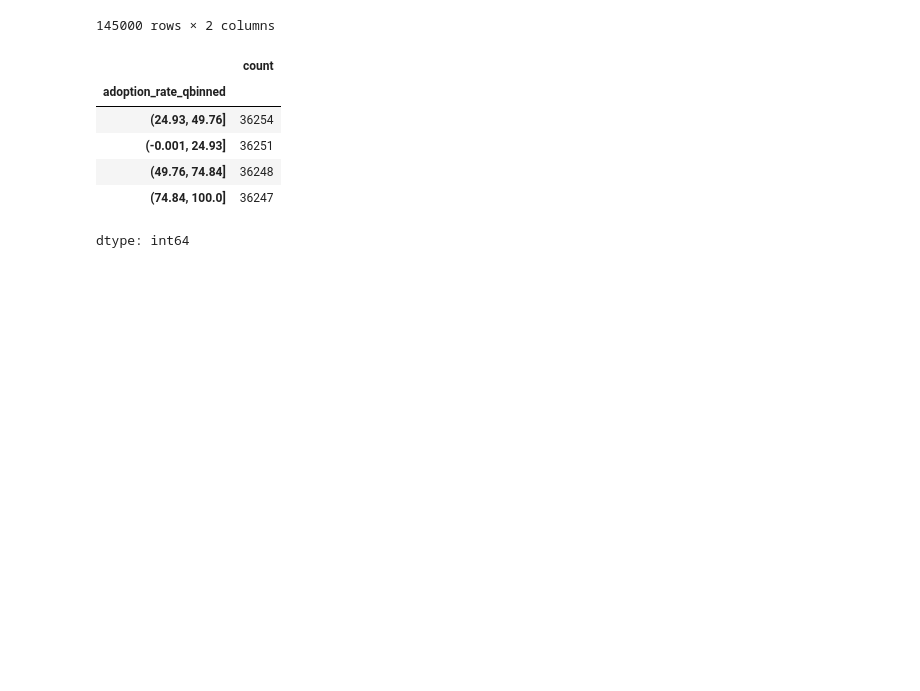
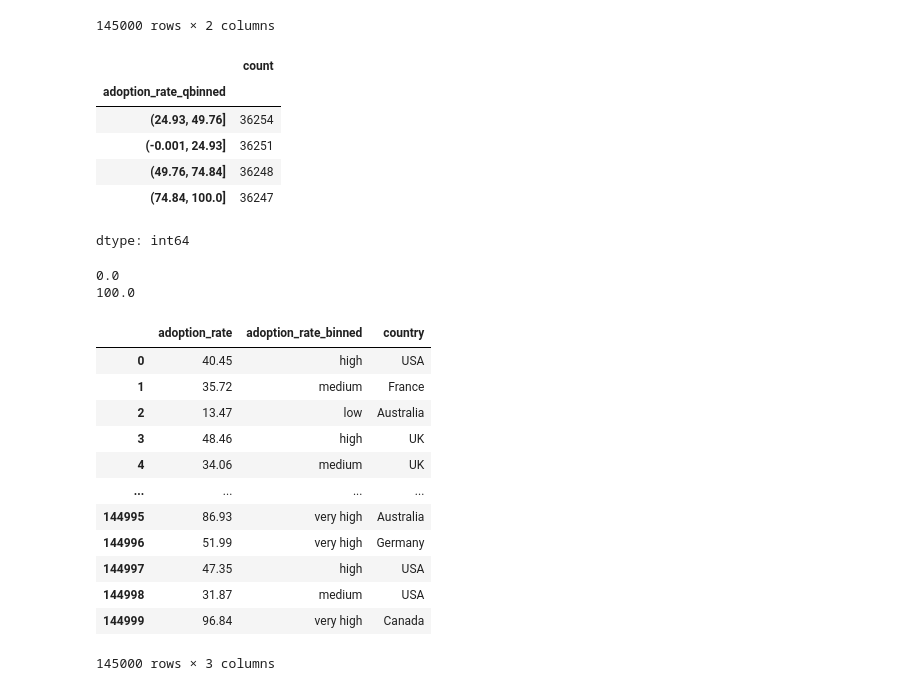
Before and after one commit to raheelam98/DataAnalysis, a Jupyter notebook: EDA/EDA_Sessions_RM/EDA_Session_01_RM.ipynb, the cells around one changed output. Cells and saved outputs as stored; diff of their text form; code cells hidden in the pictures; blank space fills up the shorter version.

```diff
--- a/EDA/EDA_Sessions_RM/EDA_Session_01_RM.ipynb
+++ b/EDA/EDA_Sessions_RM/EDA_Session_01_RM.ipynb
@@ -340,3 +359,27 @@ df['adoption_rate_qbinned'].value_counts()
 | (49.76, 74.84] | 36248 |
 | (74.84, 100.0] | 36247 |
 dtype: int64
+# %%
+# min and max
+print(df['adoption_rate'].min())
+print(df['adoption_rate'].max())
+# %% [output]
+0.0
+100.0
+# %%
+df['adoption_rate_binned'] = pd.cut(df['adoption_rate'], bins=[-0.001,20,40,50,120], labels=['low','medium','high','very high']) # 5 equal bins
+df[['adoption_rate','adoption_rate_binned',"country"]]
+# %% [output]
+|  | adoption_rate | adoption_rate_binned | country |
+| 0 | 40.45 | high | USA |
+| 1 | 35.72 | medium | France |
+| 2 | 13.47 | low | Australia |
+| 3 | 48.46 | high | UK |
+| 4 | 34.06 | medium | UK |
+| ... | ... | ... | ... |
+| 144995 | 86.93 | very high | Australia |
+| 144996 | 51.99 | very high | Germany |
+| 144997 | 47.35 | high | USA |
+| 144998 | 31.87 | medium | USA |
+| 144999 | 96.84 | very high | Canada |
+145000 rows × 3 columns
```
Also changed, not shown: parts of 7 cells of this notebook.
